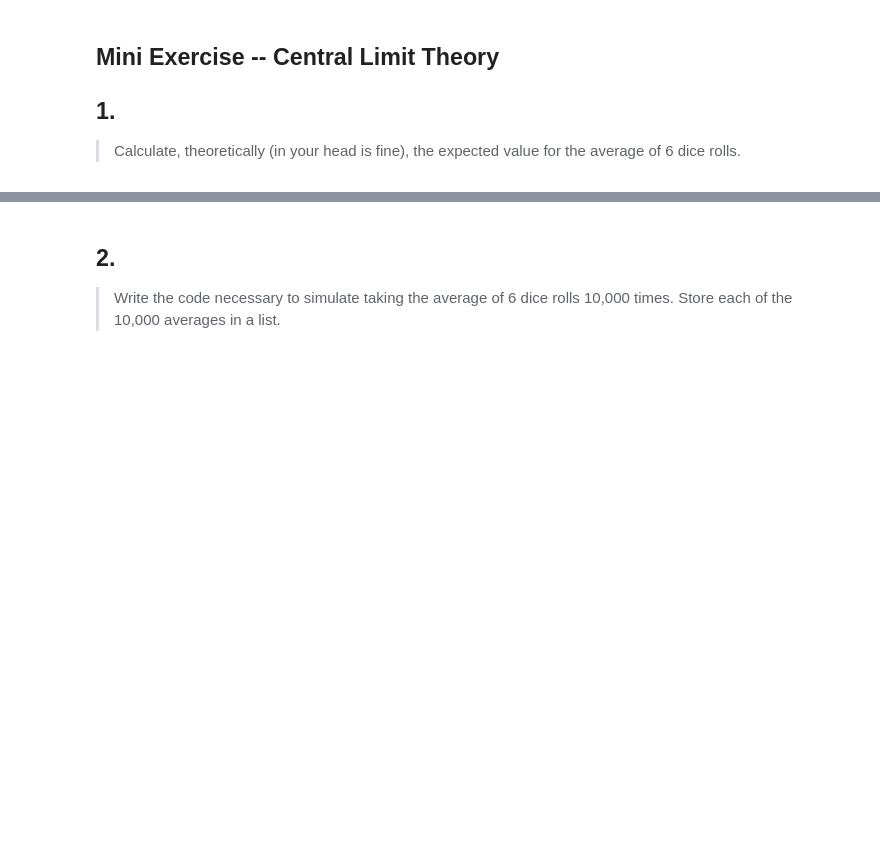
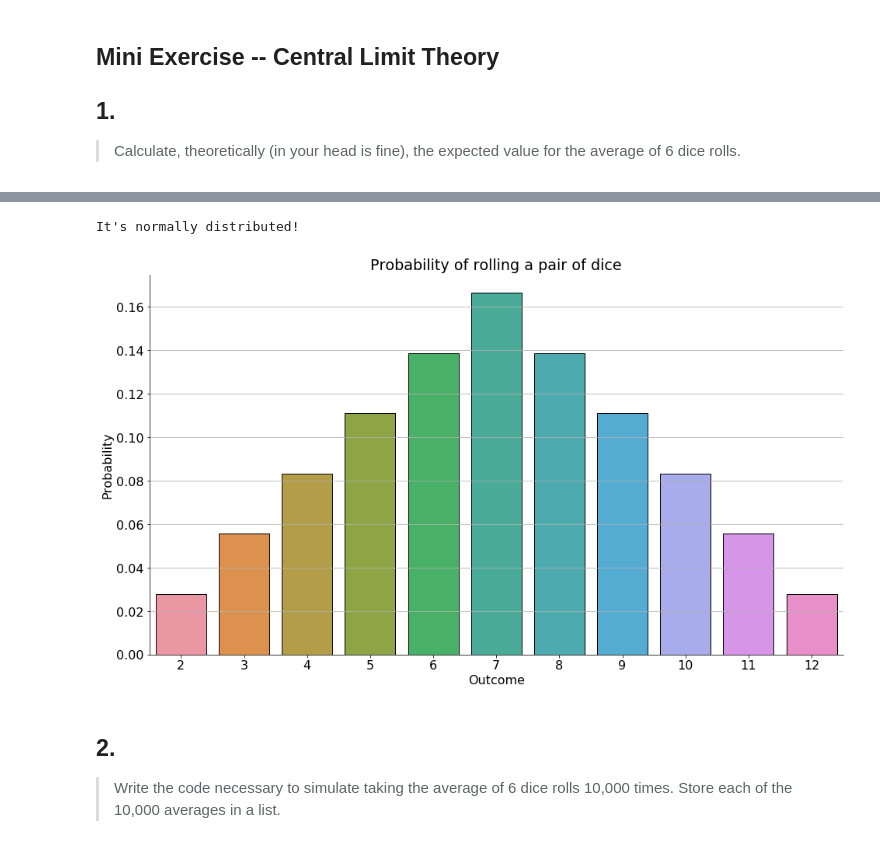
Before and after one commit to Promeos/statistics-exercises, a Jupyter notebook: hypothesis_testing.ipynb, the cells around one changed output, grey strips where cells are left out. Saved outputs shown, nothing was run; the diff lists cells and outputs as text; code cells hidden in the pictures; blank space fills up the shorter version.

```diff
--- a/hypothesis_testing.ipynb
+++ b/hypothesis_testing.ipynb
@@ -121,0 +138,16 @@ dice_roll_outcomes
+# %%
+# Create a pandas dataframe to relabel index and columns to the outcomes of a die -> 1-6
+dice_outcomes = pd.DataFrame(
+    dice,
+    index=np.arange(1,7),
+    columns=np.arange(1,7)
+)
+
+# Create a probability table of rolling a certain outcome
+dice_probability = pd.DataFrame(
+    dice_outcomes.stack().value_counts().sort_index(),
+    columns = ['#_of_times']
+).rename_axis(index='outcome')
+
+print("\nOutcomes of rolling a pair of dice")
+dice_outcomes
@@ -121,0 +163,5 @@ dice_roll_outcomes
+# %%
+dice_probability['probability'] = dice_probability / 36
+
+print("\nProbability of rolling a value")
+round(dice_probability, 3)
@@ -122,3 +183,15 @@ dice_roll_outcomes
+# %%
+sns.barplot(x=dice_probability.index, y=dice_probability.probability)
+
+print("It's normally distributed!")
+plt.title('Probability of rolling a pair of dice')
+plt.grid(axis='y')
+
+plt.xlabel('Outcome')
+plt.ylabel('Probability');
+# %% [output]
+It's normally distributed!
+[figure, added]
 # %% [markdown]
 ## 2.
 >Write the code necessary to simulate taking the average of 6 dice rolls 10,000 times. Store each of the 10,000 averages in a list.
```
Also changed, not shown: parts of 20 cells of this notebook.
